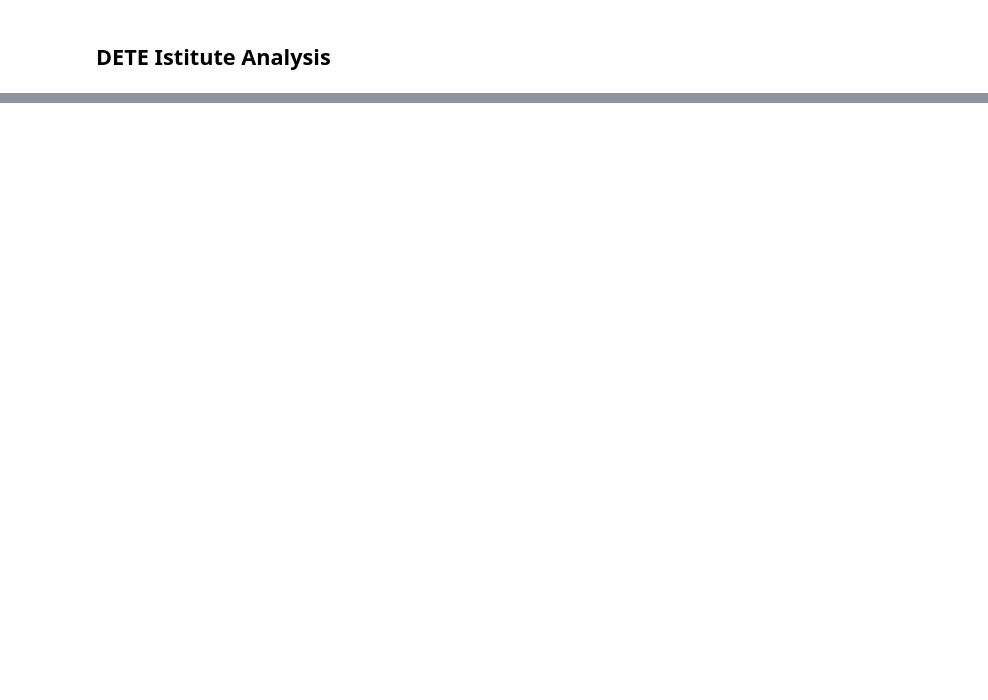
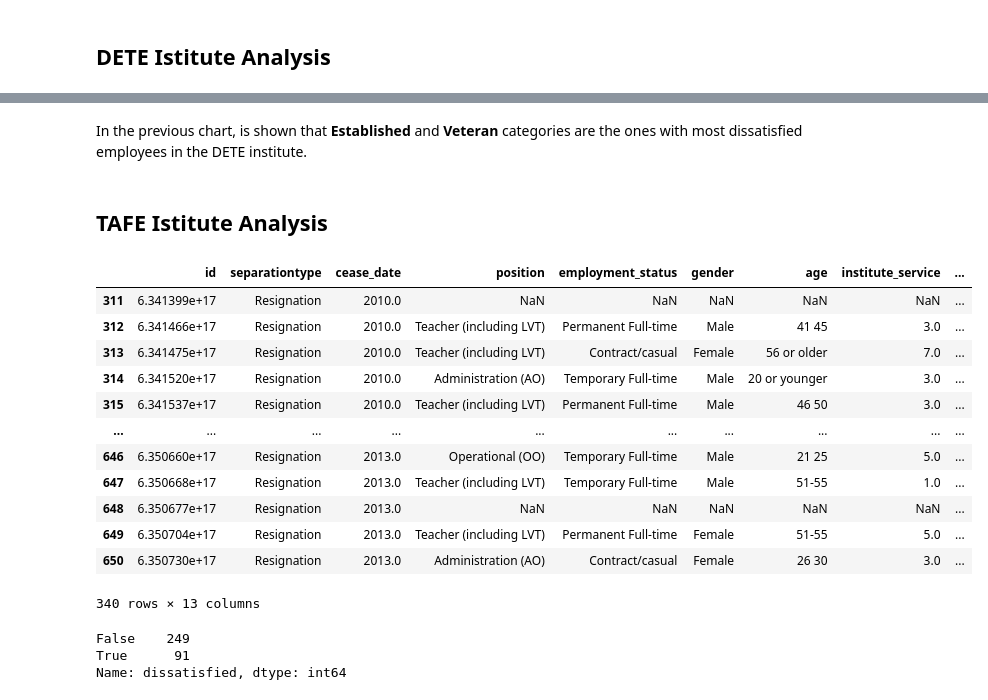
Before and after one commit to raduspaimoc/DataQuest-Projects, a Jupyter notebook: Guided Project_ Clean And Analyze Employee Exit Surveys/Clean And Analyze Employee Exit Surveys.ipynb, the cells around one changed output, grey strips where cells are left out. Drawn from its saved outputs; the diff is of its cells as text; code cells hidden in the pictures; blank space fills up the shorter version.

Commit message:
Employee Exit Surveys. Analysis completed.

```diff
--- a/Guided Project_ Clean And Analyze Employee Exit Surveys/Clean And Analyze Employee Exit Surveys.ipynb
+++ b/Guided Project_ Clean And Analyze Employee Exit Surveys/Clean And Analyze Employee Exit Surveys.ipynb
@@ -1158,0 +1226,27 @@ dete_df
+# %% [markdown]
+In the previous chart, is shown that __Established__ and __Veteran__ categories are the ones with most dissatisfied employees in the DETE institute.
+# %% [markdown]
+## TAFE Istitute Analysis
+# %%
+tafe_df = combined_updated[combined_updated["institute"] == "TAFE"]
+tafe_df
+# %% [output]
+|  | id | separationtype | cease_date | position | employment_status | gender | age | institute_service | ... |
+| 311 | 6.341399e+17 | Resignation | 2010.0 | NaN | NaN | NaN | NaN | NaN | ... |
+| 312 | 6.341466e+17 | Resignation | 2010.0 | Teacher (including LVT) | Permanent Full-time | Male | 41 45 | 3.0 | ... |
+| 313 | 6.341475e+17 | Resignation | 2010.0 | Teacher (including LVT) | Contract/casual | Female | 56 or older | 7.0 | ... |
+| 314 | 6.341520e+17 | Resignation | 2010.0 | Administration (AO) | Temporary Full-time | Male | 20 or younger | 3.0 | ... |
+| 315 | 6.341537e+17 | Resignation | 2010.0 | Teacher (including LVT) | Permanent Full-time | Male | 46 50 | 3.0 | ... |
+| ... | ... | ... | ... | ... | ... | ... | ... | ... | ... |
+| 646 | 6.350660e+17 | Resignation | 2013.0 | Operational (OO) | Temporary Full-time | Male | 21 25 | 5.0 | ... |
+| 647 | 6.350668e+17 | Resignation | 2013.0 | Teacher (including LVT) | Temporary Full-time | Male | 51-55 | 1.0 | ... |
+| 648 | 6.350677e+17 | Resignation | 2013.0 | NaN | NaN | NaN | NaN | NaN | ... |
+| 649 | 6.350704e+17 | Resignation | 2013.0 | Teacher (including LVT) | Permanent Full-time | Female | 51-55 | 5.0 | ... |
+| 650 | 6.350730e+17 | Resignation | 2013.0 | Administration (AO) | Contract/casual | Female | 26 30 | 3.0 | ... |
+340 rows × 13 columns
+# %%
+tafe_df["dissatisfied"].value_counts(dropna=False)
+# %% [output]
+False    249
+True      91
+Name: dissatisfied, dtype: int64
```
Also changed, not shown: parts of 24 cells of this notebook.
